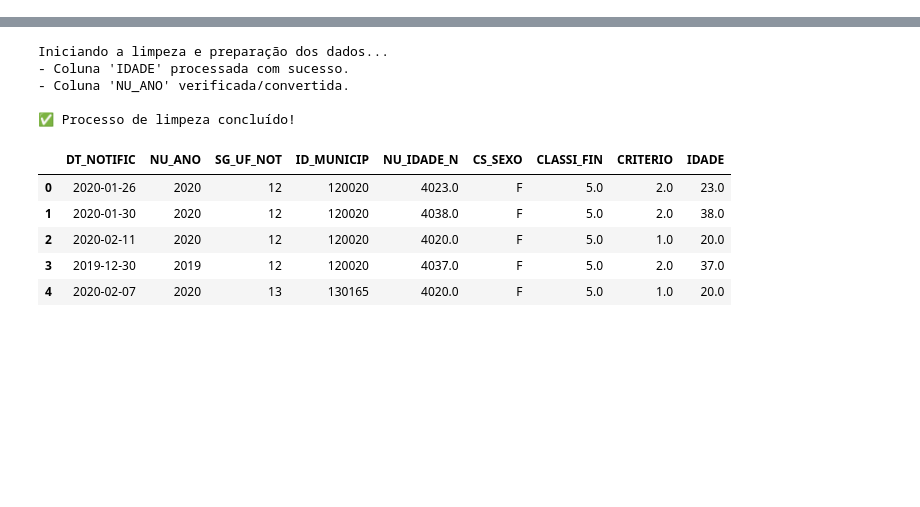
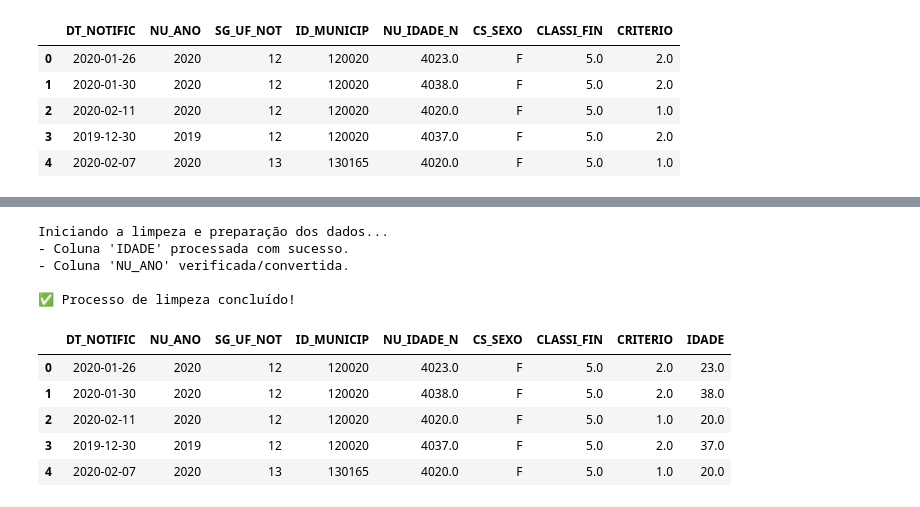
Before and after one commit to Gadshx/Mini_Projeto_Web, a Jupyter notebook: Mini_projeto_web.ipynb, the cells around one changed output, grey strips where cells are left out. Saved outputs shown, nothing was run; the diff lists cells and outputs as text; code cells hidden in the pictures; blank space fills up the shorter version.

```diff
--- a/Mini_projeto_web.ipynb
+++ b/Mini_projeto_web.ipynb
@@ -80,0 +8,70 @@ Tentando carregar: /content/drive/MyDrive/mini-projeto/DENGBR25.xlsx...
+# %%
+# CÉLULA 2 (VERSÃO MULTI-ANO): Carregar e Combinar Dados do Google Drive
+
+import pandas as pd
+import os # Biblioteca para lidar com nomes de arquivos e pastas
+
+# Caminho para a pasta onde estão TODOS os arquivos CSV no seu Google Drive
+pasta_dados = '/content/drive/MyDrive/mini-projeto/'
+
+print(f"Procurando arquivos CSV na pasta: {pasta_dados}")
+
+# Lista dos anos que queremos carregar (2020 a 2023)
+anos_para_carregar = ['20', '21', '22', '23']
+
+# Lista das colunas que realmente vamos usar (Incluindo NU_ANO)
+colunas_para_usar = [
+    'NU_ANO', # Ano da notificação é essencial agora
+    'ID_MUNICIP',
+    'SG_UF_NOT',
+    'CS_SEXO',
+    'DT_NOTIFIC',
+    'NU_IDADE_N',
+    'CLASSI_FIN',
+    'CRITERIO'
+]
+
+lista_dfs = [] # Lista vazia para guardar os dados de cada ano
+
+# Loop para carregar cada arquivo
+for ano in anos_para_carregar:
+    nome_arquivo = f'DENGBR{ano}.csv'
+    caminho_completo = os.path.join(pasta_dados, nome_arquivo) # Monta o caminho completo: /content/.../DENGBR20.csv, etc.
+    print(f"Tentando carregar: {caminho_completo}...")
+
+    try:
+        # Lê o CSV do ano atual, apenas as colunas necessárias
+        df_ano = pd.read_csv(
+            caminho_completo,
+            sep=',',
+            encoding='latin-1',
+            usecols=colunas_para_usar,
+            on_bad_lines='skip',
+            low_memory=False
+        )
+        # Adiciona o DataFrame lido à nossa lista
+        lista_dfs.append(df_ano)
+        print(f" -> Carregado com sucesso ({len(df_ano)} linhas)")
+
+    except FileNotFoundError:
+        print(f" -> ❌ ERRO: Arquivo '{nome_arquivo}' não encontrado! Pulando este ano.")
+    except ValueError as ve:
+        # Este erro acontece se alguma coluna de 'colunas_para_usar' não existir no arquivo
+        print(f" -> ❌ ERRO ao ler colunas em '{nome_arquivo}': {ve}. Verifique se as colunas estão corretas.")
+    except Exception as e:
+        print(f" -> ❌ Ocorreu um erro inesperado ao carregar '{nome_arquivo}': {e}")
+
+# Verifica se conseguimos carregar algum arquivo antes de tentar combinar
+if lista_dfs:
+    # Combina todos os DataFrames da lista em um único DataFrame grande
+    df_dengue_total = pd.concat(lista_dfs, ignore_index=True)
+    print("\n✅ Todos os arquivos disponíveis foram combinados com sucesso!")
+    print(f"Total de linhas carregadas: {len(df_dengue_total)}")
+    display(df_dengue_total.head()) # Mostra as primeiras linhas do DataFrame combinado
+    print("\n--- Informações técnicas do DataFrame combinado: ---")
+    df_dengue_total.info() # Mostra informações sobre o DataFrame combinado
+else:
+    print("\n❌ Nenhum arquivo de dados foi carregado. Verifique os caminhos e nomes dos arquivos na pasta do Drive.")
+    # Cria um DataFrame vazio para evitar erros nas próximas células
+    df_dengue_total = pd.DataFrame(columns=colunas_para_usar)
+# %% [output]
@@ -80,0 +90,6 @@ Tentando carregar: /content/drive/MyDrive/mini-projeto/DENGBR25.xlsx...
+|  | DT_NOTIFIC | NU_ANO | SG_UF_NOT | ID_MUNICIP | NU_IDADE_N | CS_SEXO | CLASSI_FIN | CRITERIO |
+| 0 | 2020-01-26 | 2020 | 12 | 120020 | 4023.0 | F | 5.0 | 2.0 |
+| 1 | 2020-01-30 | 2020 | 12 | 120020 | 4038.0 | F | 5.0 | 2.0 |
+| 2 | 2020-02-11 | 2020 | 12 | 120020 | 4020.0 | F | 5.0 | 1.0 |
+| 3 | 2019-12-30 | 2019 | 12 | 120020 | 4037.0 | F | 5.0 | 2.0 |
+| 4 | 2020-02-07 | 2020 | 13 | 130165 | 4020.0 | F | 5.0 | 1.0 |
```
Also changed, not shown: parts of 4 cells of this notebook.
